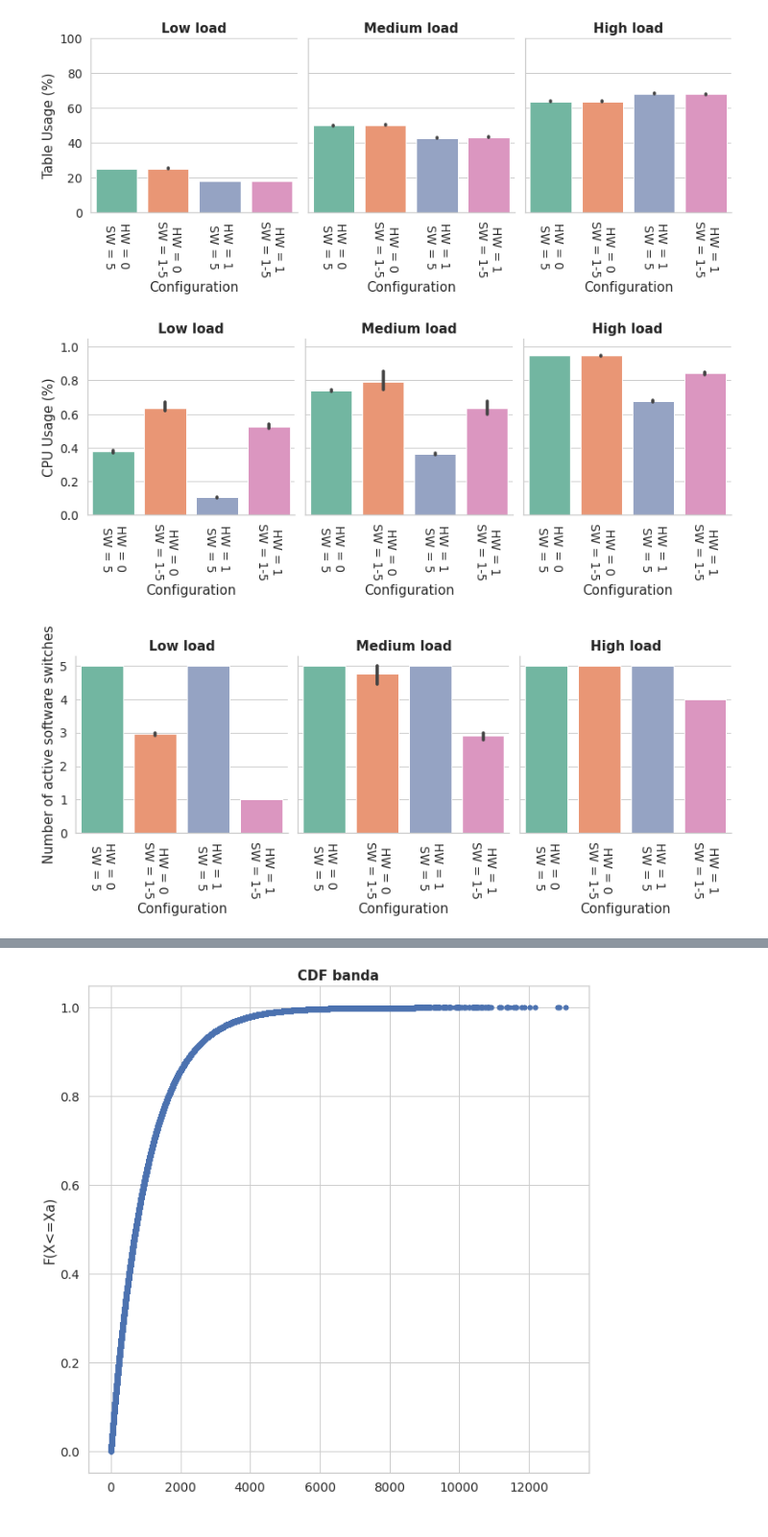
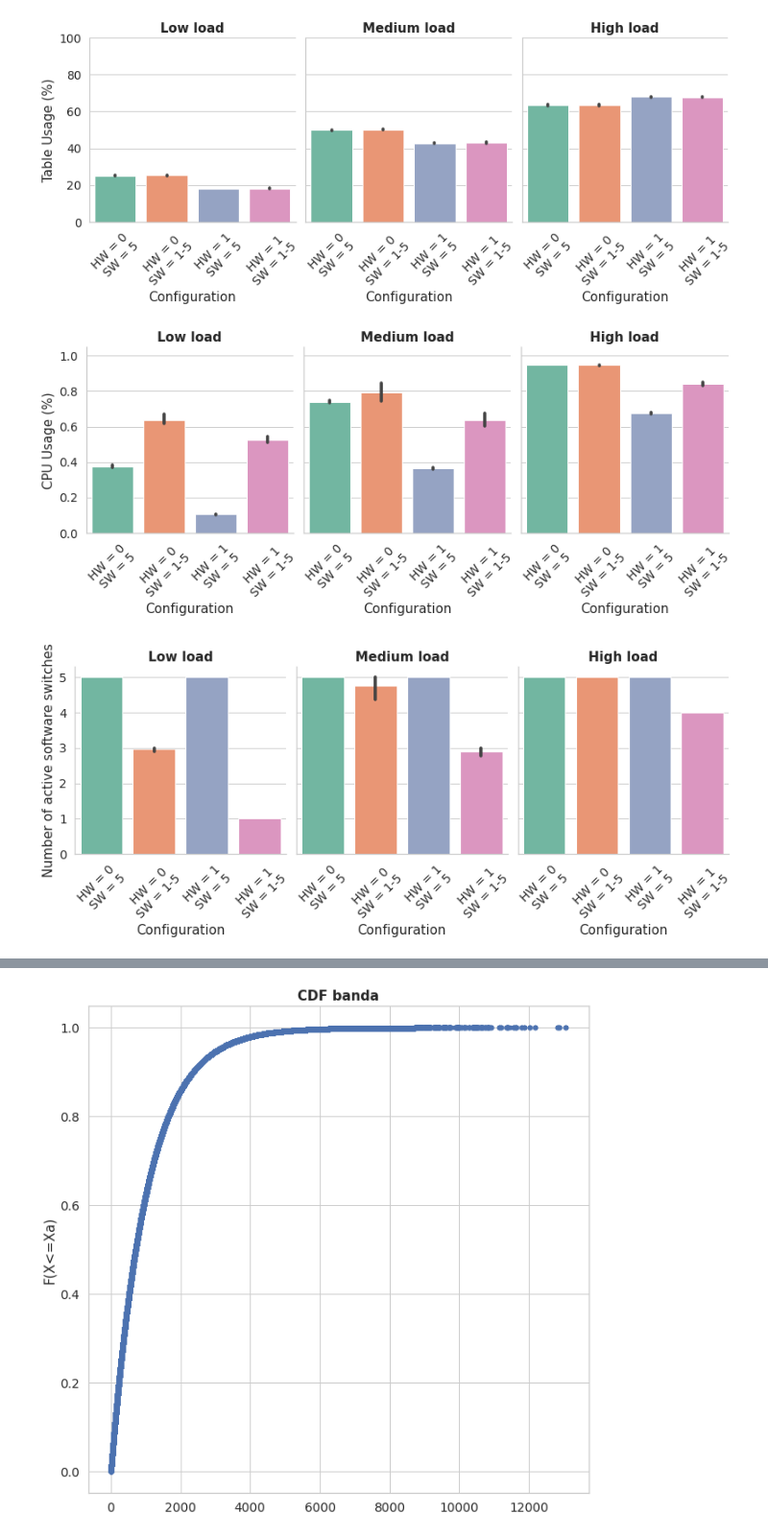
Before and after one commit to pedrobellotti/iperftestes, a Jupyter notebook: Simulacao/NovoArtigo/analiseEstavel-ABDE.ipynb, the cells around one changed output, grey strips where cells are left out. Shown at 96% size. Drawn from its saved outputs; the diff is of its cells as text; code cells hidden in the pictures.

Commit message:
Atualizando legendas dos graficos

```diff
--- a/Simulacao/NovoArtigo/analiseEstavel-ABDE.ipynb
+++ b/Simulacao/NovoArtigo/analiseEstavel-ABDE.ipynb
@@ -187,12 +187,12 @@ snsplt.set_axis_labels("Configuration", "Table Usage (%)")
 if (titulos):
     snsplt.fig.suptitle('Uso dos switches SW (Tabela)', y=1.05)
 snsplt.set(ylim=(0,100))
-snsplt.set_xticklabels(rotation=270)
+snsplt.set_xticklabels(rotation=45)
 snsplt.fig.set_size_inches(11,4)
 if (salvarGraficos):
     snsplt.savefig("Graficos/UsoTabelaSW.pdf")
 # %% [output]
-[figure, old version]
+[figure, new version]
 # %%
 df_decisao = read_df_decisao()
 df_decisao.rename({"e": "HW = 0\n SW = 5", "d": "HW = 1\n SW = 5",  "b": "HW = 0\nSW = 1-5" , "a5": "HW = 1\nSW = 1-5"}, inplace=True)
@@ -210,24 +210,24 @@ snsplt.set_axis_labels("Configuration", "CPU Usage (%)")
 if (titulos):
     snsplt.fig.suptitle('Uso do switch SW (CPU) - gráfico igual', y=1.05)
 snsplt.set(ylim=(0,1.05))
-snsplt.set_xticklabels(rotation=270)
+snsplt.set_xticklabels(rotation=45)
 snsplt.fig.set_size_inches(11,4)
 # %% [output]
-[figure, old version]
+[figure, new version]
 # %%
 snsplt = sns.catplot(palette="Set2", x="Experimento", y="SwAtivosDepois", kind="bar",
                       ci=confianca, data=df_decisao, col="Load",col_order=["Low","Medium","High"])
 snsplt.set_titles("{col_name} load")
 snsplt.set_axis_labels("Configuration", "Number of active software switches")
 if (titulos):
     snsplt.fig.suptitle('Número de switches SW ativos', y=1.05)
 snsplt.set(ylim=(0,5.3), yticks=(0,1,2,3,4,5))
-snsplt.set_xticklabels(rotation=270)
+snsplt.set_xticklabels(rotation=45)
 snsplt.fig.set_size_inches(11,4)
 if (salvarGraficos):
     snsplt.savefig("Graficos/NumeroSWAtivos.pdf")
 # %% [output]
-[figure, old version]
+[figure, new version]
 # %%
 df_stats = read_df_statistics()
 df_stats.rename({"e": "HW = 0\n SW = 5", "d": "HW = 1\n SW = 5",  "b": "HW = 0\nSW = 1-5" , "a5": "HW = 1\nSW = 1-5"}, inplace=True)
```
Also changed, not shown: parts of 7 cells of this notebook, 20 other files.
